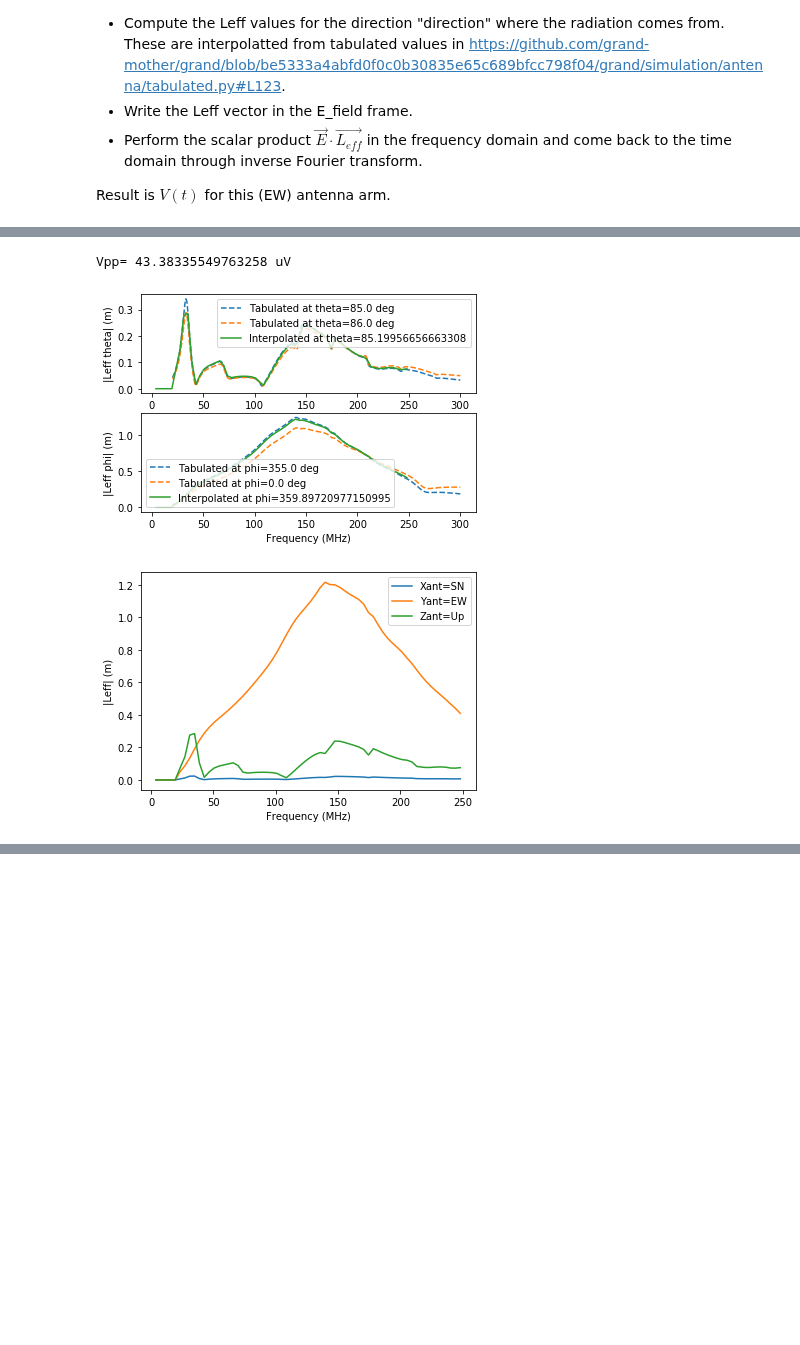
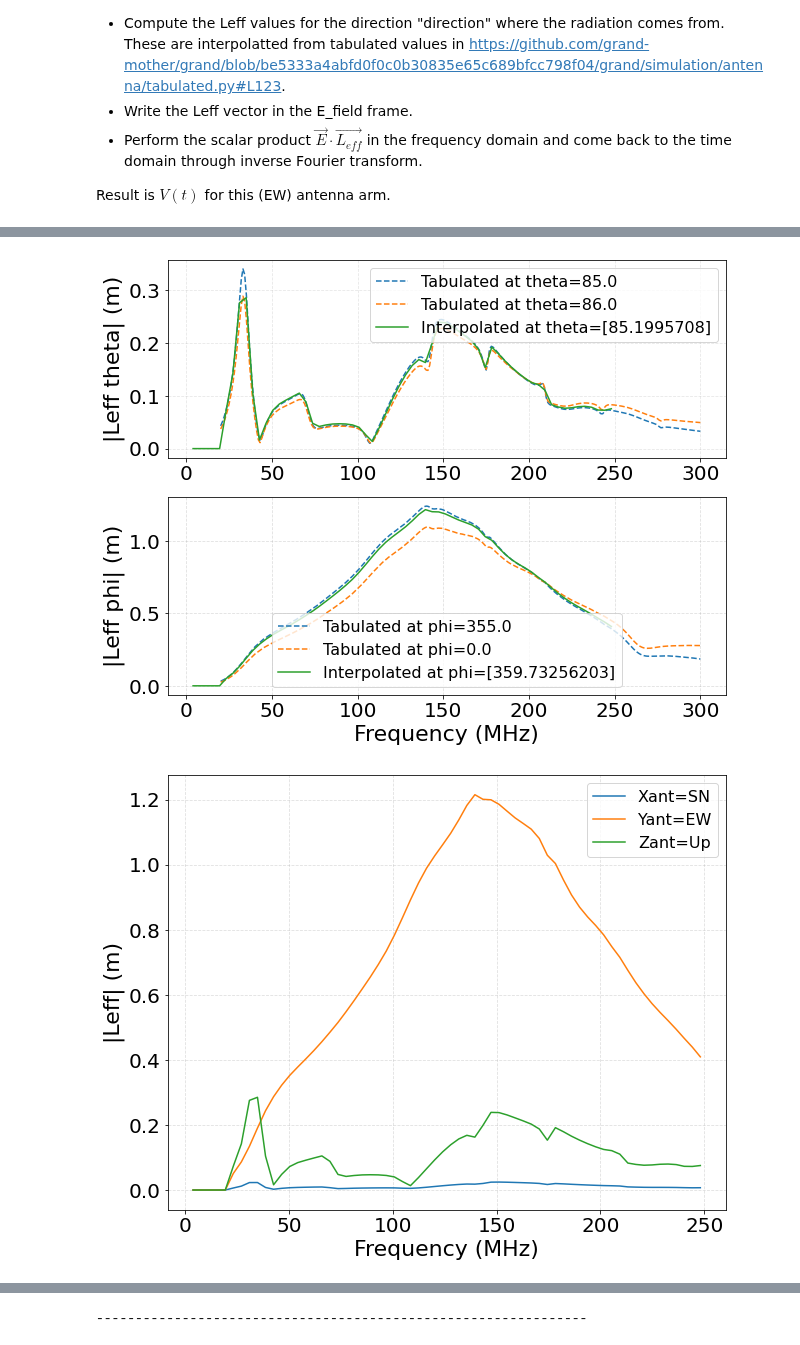
Before and after one commit to grand-mother/grand, a Jupyter notebook: examples/simulation/shower-event.ipynb, the cells around one changed output, grey strips where cells are left out. Saved outputs shown, nothing was run; the diff lists cells and outputs as text; code cells hidden in the pictures; blank space fills up the shorter version.

```diff
--- a/examples/simulation/shower-event.ipynb
+++ b/examples/simulation/shower-event.ipynb
@@ -16,8 +16,16 @@ First we import relevant packages.
 #! /usr/bin/env python
 import numpy as np
 from matplotlib import pyplot as plt
-from astropy.coordinates import BaseRepresentation, CartesianRepresentation
-import astropy.units as u
+from grand import LTP
+
+params = {'legend.fontsize': 16,
+          'axes.labelsize' : 22,
+          'axes.titlesize' : 23,
+          'xtick.labelsize': 20,
+          'ytick.labelsize': 20,
+          'figure.figsize' : (10, 8),
+          'axes.grid'      : True}
+plt.rcParams.update(params)
 # %% [markdown]
 From GRAND, most important modules are Antenna (https://github.com/grand-mother/grand/blob/master/grand/simulation/antenna/generic.py) and ShowerEvent (https://github.com/grand-mother/grand/blob/master/examples/simulation/shower-event.py).
 
@@ -95,16 +115,26 @@ Result is $V(t)$ for this (EW) antenna arm.
 # %%
 # Loop over electric fields and compute the corresponding voltages
 for antenna_index, field in shower.fields.items():
+
     # Compute the antenna local frame
     #
-    # The antenna is placed within frequencythe shower frame. It is oriented along the
-    # local magnetic North by using an ENU/LTP frame (x: East, y: North, z: Upward)
-    antenna_location = shower.frame.realize_frame(field.electric.r)
-    print("####",antenna_index,"Antenna pos=",field.electric.r)
-
-    antenna_frame = LTP(location=antenna_location, orientation='NWU',magnetic=True, obstime=shower.frame.obstime)
+    # The antenna is placed in the shower frame. It is oriented along the
+    # local magnetic North by using an NWU/LTP frame (x: North, y: West, z: Upward)
+    # RK: if antenna location was saved in LTP frame in zhaires.py, next step would not required.
+    antpos_wrt_shower= field.electric.r
+    antenna_location = LTP(x=antpos_wrt_shower.x, y=antpos_wrt_shower.y,
+                           z=antpos_wrt_shower.z, frame=shower.frame)
+    antenna_frame = LTP(location=antenna_location, orientation='NWU',
+                        magnetic=True, obstime=shower.frame.obstime)
     antenna = Antenna(model=antenna_model, frame=antenna_frame)
 
+    print(antenna_index,"Antenna pos in shower frame", antpos_wrt_shower.flatten())
+    print("antenna pos LTP in shower frame:")
+    print(vars(antenna_location), antenna_location.flatten())
+    print('---------------------------------', '\n')
+    print('antenna frame:')
+    print(vars(antenna_frame))
+    print('---------------------------------', '\n')
 
     # Compute the voltage on the antenna
     #
@@ -112,29 +142,29 @@ for antenna_index, field in shower.fields.items():
     # shower axis at the depth of maximum development. Note that the direction
     # of observation and the electric field components are provided in the
     # shower frame. This is indicated by the `frame` named argument.
-    direction = shower.maximum - field.electric.r
-    print("Direction to Xmax = ",direction)
+    Exyz = field.electric.E
 
+    # Xmax, Efield, and input frame are all in shower frame.
+    field.voltage = antenna.compute_voltage(shower.maximum, field.electric, frame=shower.frame)
 
-    Exyz = field.electric.E.represent_as(CartesianRepresentation)
-
-    field.voltage = antenna.compute_voltage(direction, field.electric,frame=shower.frame)
-
+    print("\nVpp=",max(field.voltage.V)-min(field.voltage.V), '\n')
 
     plt.figure()
     plt.subplot(211)
-    plt.plot(field.electric.t,Exyz.x,label='Ex')
-    plt.plot(field.electric.t,Exyz.y,label='Ey')
-    plt.plot(field.electric.t,Exyz.z,label='Ez')
-    plt.xlabel('Time ('+str(field.electric.t.unit)+')')
-    plt.ylabel('Efield ('+str(Exyz.x.unit)+')')
+    plt.plot(1e9*field.electric.t,Exyz.x,label='Ex')
+    plt.plot(1e9*field.electric.t,Exyz.y,label='Ey')
+    plt.plot(1e9*field.electric.t,Exyz.z,label='Ez')
+    #plt.xlabel('Time (ns)')
+    plt.ylabel(r'Efield ($\mu$V/m)')
     plt.legend(loc='best')
+    plt.grid(ls='--', alpha=0.4)
     plt.subplot(212)
-    plt.plot(field.voltage.t,field.voltage.V,label='V$_{EW}$')
-    plt.xlabel('Time ('+str(field.voltage.t.unit)+')')
-    plt.ylabel('Voltage ('+str(field.voltage.V.unit)+')')
+    plt.plot(1e9*field.voltage.t,field.voltage.V,label='V$_{EW}$')
+    plt.xlabel('Time (ns)')
+    plt.ylabel(r'Voltage ($\mu$V)')
     plt.legend(loc='best')
-    print("Vpp=",max(field.voltage.V)-min(field.voltage.V))
+    plt.grid(ls='--', alpha=0.4)
     plt.show()
-    input("Type return for next antenna")
+    print("---------------------------------------------------------------\n")
+    input("Type return for next antenna\n")
 # %% [output]
@@ -150,3 +190,2 @@ WARNING: AstropyDeprecationWarning: Transforming a frame instance to a frame cla
-Vpp= 43.38335549763258 uV
-[figure, old version]
+[figure, new version]
-[figure, old version]
+[figure, new version]
@@ -153,0 +213 @@ Vpp= 43.38335549763258 uV
+---------------------------------------------------------------
```
Also changed, not shown: parts of 5 cells of this notebook, 25 other files.
